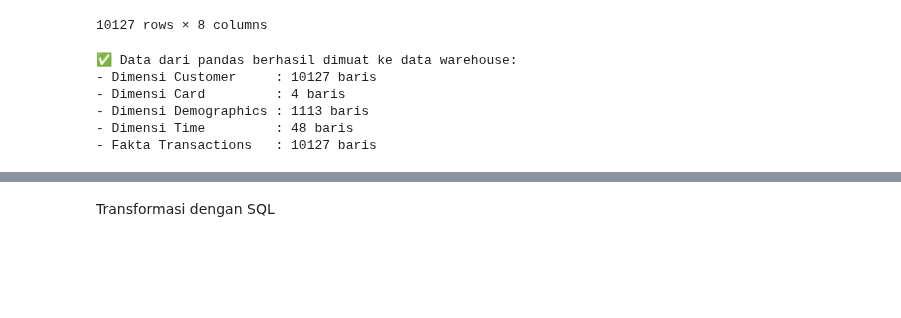
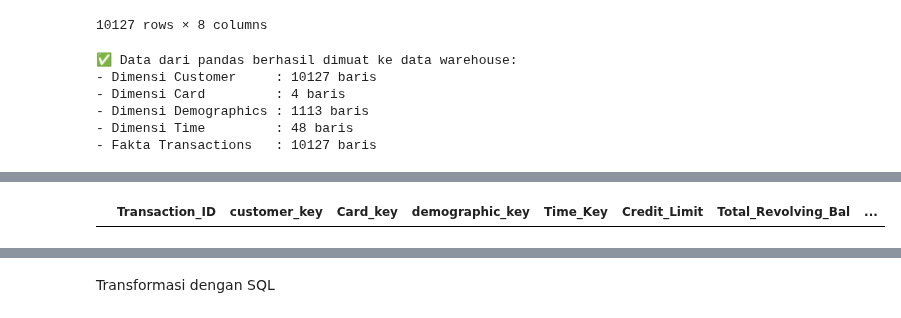
Before and after one commit to otherlife-code/DWIB_Final-Project, a Jupyter notebook: Project Based Milestone 1/Milestone_1.ipynb, the cells around one changed output, grey strips where cells are left out. Drawn from its saved outputs; the diff is of its cells as text; code cells hidden in the pictures; blank space fills up the shorter version.

```diff
--- a/Project Based Milestone 1/Milestone_1.ipynb
+++ b/Project Based Milestone 1/Milestone_1.ipynb
@@ -769,0 +834,96 @@ ConstraintException: Constraint Error: Violates foreign key constraint because k
+# %%
+# Periksa jumlah data di tabel fact_transactions SEBELUM ETL Incremental
+fact_count_before = conn.execute("SELECT COUNT(*) FROM fact_transactions").fetchone()[0]
+print(f"Total baris di tabel fact_transactions SEBELUM ETL Incremental: {fact_count_before}")
+
+def etl_incremental(new_data):
+    """
+    Proses ETL inkremental untuk tabel fact_transactions.
+    Hanya data baru yang akan diproses dan dimuat ke tabel.
+
+    Args:
+        new_data (pd.DataFrame): Data baru yang akan diproses.
+    """
+    # 1. Transformasi data baru
+    new_fact_transactions = (
+        new_data
+        .merge(dim_customer, on=['CLIENTNUM', 'Attrition_Flag', 'Customer_Age', 'Months_on_book'], how='left')
+        .merge(dim_card, on=['Card_Category'], how='left')
+        .merge(dim_demographics, on=['Gender', 'Dependent_count', 'Education_Level', 'Marital_Status', 'Income_Category'], how='left')
+        .merge(dim_time, on=['Months_Inactive_12_mon', 'Contacts_Count_12_mon'], how='left')
+    )
+
+    new_fact_transactions = new_fact_transactions[[
+        'customer_key',          # dari dim_customer
+        'Card_Key',              # dari dim_card
+        'demographic_key',       # dari dim_demographics
+        'Time_Key',              # dari dim_time
+        'Credit_Limit',
+        'Total_Revolving_Bal',
+        'Avg_Open_To_Buy',
+        'Total_Amt_Chng_Q4_Q1',
+        'Total_Trans_Amt',
+        'Total_Trans_Ct',
+        'Total_Ct_Chng_Q4_Q1',
+        'Avg_Utilization_Ratio'
+    ]].reset_index(drop=True)
+
+    # Tambahkan primary key Transaction_ID
+    max_transaction_id = conn.execute("SELECT MAX(Transaction_ID) FROM fact_transactions").fetchone()[0]
+    if max_transaction_id is None:
+        max_transaction_id = 0
+    new_fact_transactions['Transaction_ID'] = range(max_transaction_id + 1, max_transaction_id + len(new_fact_transactions) + 1)
+
+    # Susun ulang kolom agar Transaction_ID di awal sesuai definisi SQL
+    new_fact_transactions = new_fact_transactions[[
+        'Transaction_ID',
+        'customer_key',
+        'Card_Key',
+        'demographic_key',
+        'Time_Key',
+        'Credit_Limit',
+        'Total_Revolving_Bal',
+        'Avg_Open_To_Buy',
+        'Total_Amt_Chng_Q4_Q1',
+        'Total_Trans_Amt',
+        'Total_Trans_Ct',
+        'Total_Ct_Chng_Q4_Q1',
+        'Avg_Utilization_Ratio'
+    ]]
+
+    # 2. Load data baru ke tabel fact_transactions
+    conn.register('new_fact_transactions_df', new_fact_transactions)
+    conn.execute("INSERT INTO fact_transactions SELECT * FROM new_fact_transactions_df")
+
+    print("✅ ETL Incremental berhasil! Data baru telah dimuat ke tabel fact_transactions.")
+
+
+
+# Simulasi data baru (200 baris)
+new_data = df.sample(200).copy()
+
+
+# Jalankan ETL Incremental
+etl_incremental(new_data)
+
+# Periksa jumlah data di tabel fact_transactions
+fact_count = conn.execute("SELECT COUNT(*) FROM fact_transactions").fetchone()[0]
+print(f"Total baris di tabel fact_transactions: {fact_count}")
+
+# prompt: Tampilkan data fact_transaction terbaru berdasarkan tanggal terakhir di tambah(atau di update juka ada data yang diupdate pada dim_customer dan/atau dim_demographic)
+
+# Menampilkan data fact_transaction terbaru berdasarkan tanggal terakhir di tambah (atau diupdate jika ada data yang diupdate pada dim_customer dan/atau dim_demographic)
+conn.execute("""
+    SELECT
+        ft.*
+    FROM
+        fact_transactions ft
+    JOIN
+        dim_customer dc ON ft.customer_key = dc.customer_key
+    WHERE
+        dc.Start_Date = (SELECT MAX(Start_Date) FROM dim_customer)
+    ORDER BY
+        ft.Transaction_ID DESC
+
+""").df()
+# %% [output]
@@ -769,0 +933 @@ ConstraintException: Constraint Error: Violates foreign key constraint because k
+|  | Transaction_ID | customer_key | Card_key | demographic_key | Time_Key | Credit_Limit | Total_Revolving_Bal | ... |
```
Also changed, not shown: parts of 6 cells of this notebook.
